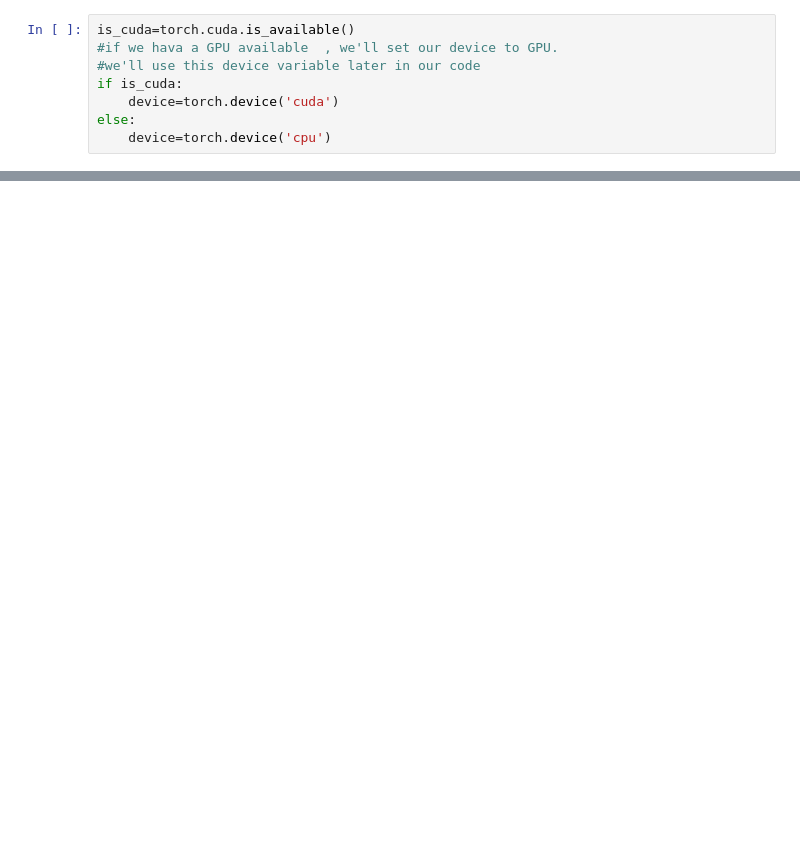
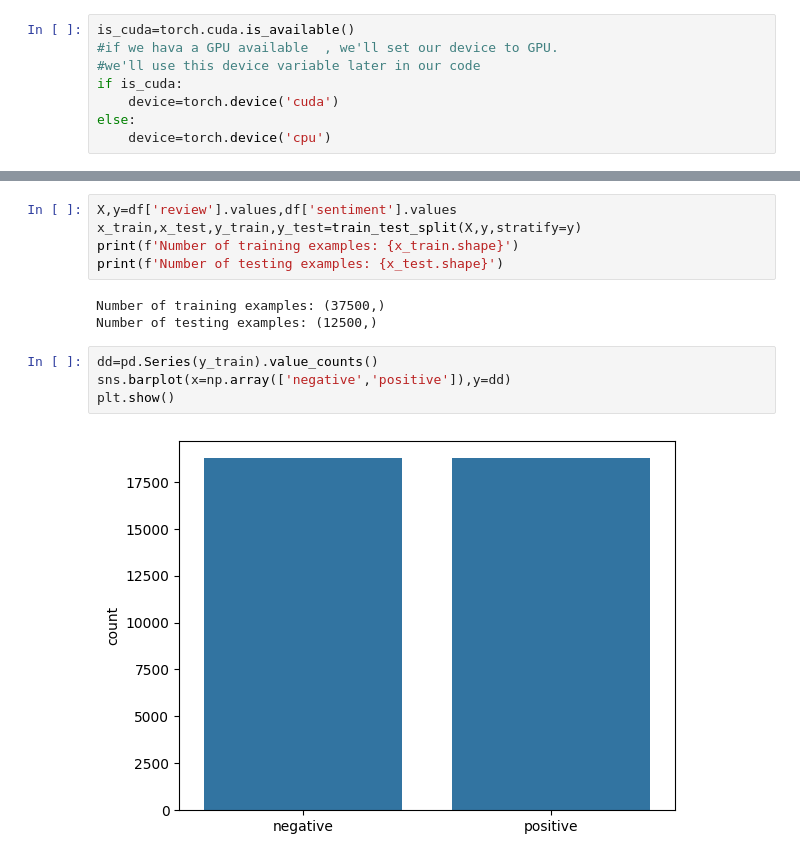
Before and after one commit to sdivyakolu/Pytorch_Tutorial, a Jupyter notebook: Day3_Datalab.ipynb, the cells around one changed output, grey strips where cells are left out. Drawn from its saved outputs; the diff is of its cells as text; blank space fills up the shorter version.

```diff
--- a/Day3_Datalab.ipynb
+++ b/Day3_Datalab.ipynb
@@ -53,0 +59,14 @@ ParserError: Error tokenizing data. C error: EOF inside string starting at row 3
+# %%
+X,y=df['review'].values,df['sentiment'].values
+x_train,x_test,y_train,y_test=train_test_split(X,y,stratify=y)
+print(f'Number of training examples: {x_train.shape}')
+print(f'Number of testing examples: {x_test.shape}')
+# %% [output]
+Number of training examples: (37500,)
+Number of testing examples: (12500,)
+# %%
+dd=pd.Series(y_train).value_counts()
+sns.barplot(x=np.array(['negative','positive']),y=dd)
+plt.show()
+# %% [output]
+[figure, added]
```
Also changed, not shown: parts of 5 cells of this notebook.
